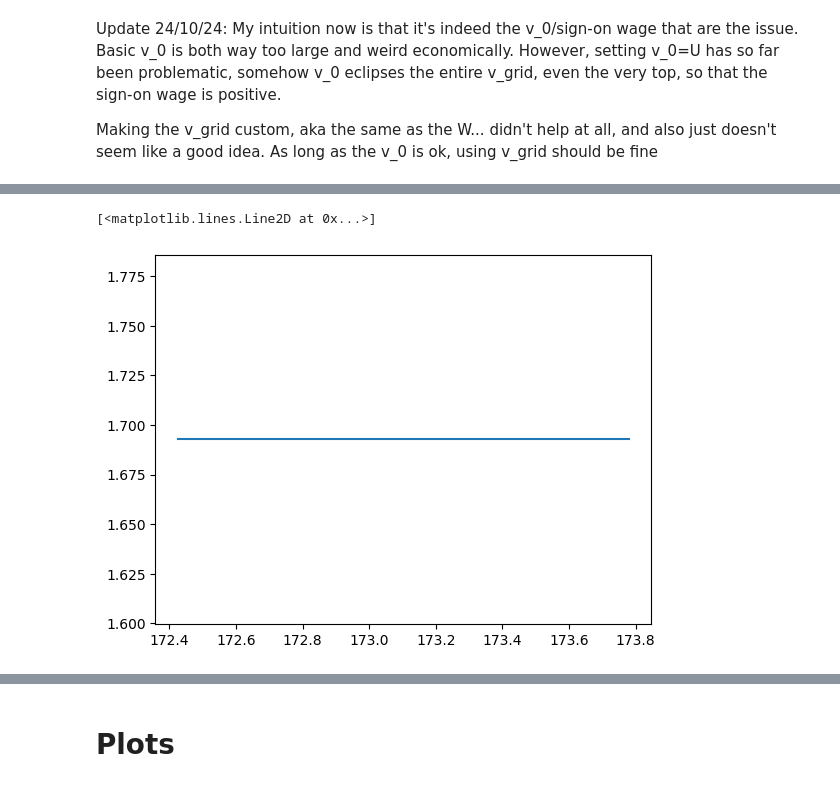
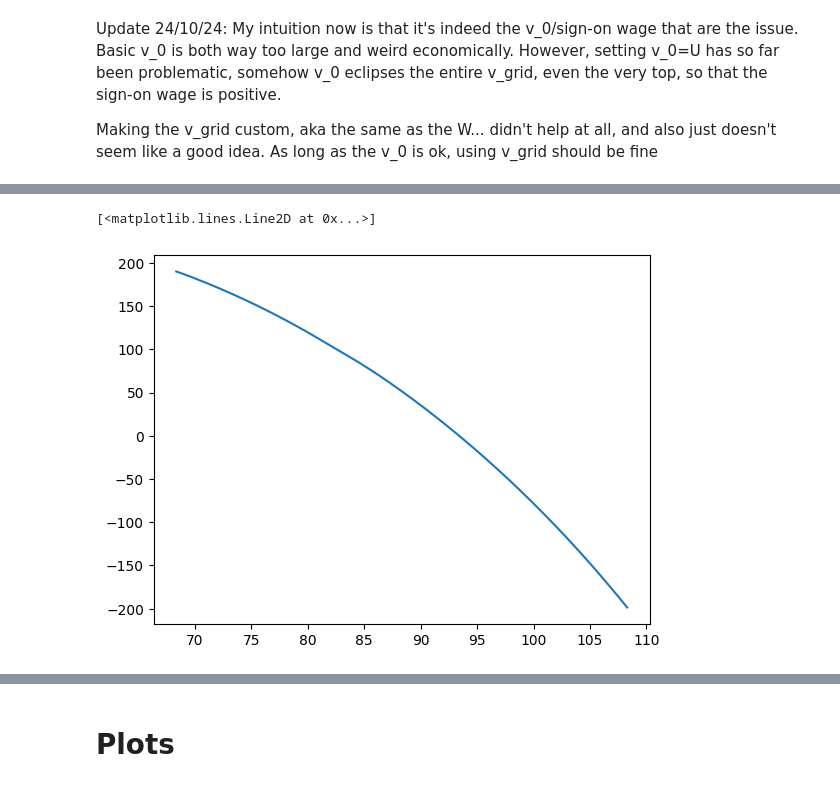
Before and after one commit to zalandru/Dynamic-Contracting-Multi-worker-Firm, a Jupyter notebook: Multiworker_wage_2steps/Initiating MWF.ipynb, the cells around one changed output, grey strips where cells are left out. Saved outputs shown, nothing was run; the diff lists cells and outputs as text; code cells hidden in the pictures.

```diff
--- a/Multiworker_wage_2steps/Initiating MWF.ipynb
+++ b/Multiworker_wage_2steps/Initiating MWF.ipynb
@@ -198,3 +220,20 @@ EJinv diff 2 sen: 0.010855584649881803
+# %%
+prod = p.z_0-2
+j=0
+s=3
+maxv= 135
+#plt.plot(mwc_W[p.z_0,j,s,:,1],mwc_J[p.z_0,j,s,:])
+#plt.plot(mwc_hmq_W[p.z_0,j,s,:,0,1],mwc_hmq_J[p.z_0,j,s,:,0]-mwc_hmq_J[p.z_0,j-1,s,:,0])
+#plt.plot(mwc_Rho_W[p.z_0,j,s,:,0,1],mwc_Rho_J[p.z_0,j,s,:,0]-mwc_Rho_J[p.z_0,j-1,s,:,0])
+plt.plot(mwc_GE_W[prod,j,s,:,0,1],mwc_GE_J[prod,j,s,:,0])
+#plt.plot(mwc_Rho_s_W[prod,j,s,:,0,1],mwc_Rho_s_J[prod,j,s,:,0])
+
+#plt.plot(mwc_Rho.w_grid,mwc_Rho_J[prod,j,s,:,0])
+#plt.plot(mwc_hmq_W[prod,j,s,:,0,1],mwc_hmq_J[prod,j,s,:,0])
+#plt.plot(mwc_Rho_W[p.z_0,j,s,:,0,1],mwc_Rho_n1[p.z_0,j,s,:,0])
+# %% [output]
+[<matplotlib.lines.Line2D at 0x...>]
+[figure, added]
 # %%
 from Multiworker_Contract_hire_Rho import MultiworkerContract
 mwc_Rho=MultiworkerContract(p,cc.js)
@@ -228,23 +267,3 @@ objects['mwc_Rho_s_J'] = mwc_Rho_s_J
 objects['mwc_Rho_s_W'] = mwc_Rho_s_W
 with open('my_objects.pkl', 'wb') as file:
     pickle.dump(objects, file)
-# %%
-prod = p.z_0-0
-j=0
-s=0
-#plt.plot(mwc_W[p.z_0-1,0,1,:,1],mwc_J[p.z_0-1,0,1,:])
-#plt.plot(mwc.w_grid,mwc_n0[p.z_0,0,0,:])
-#plt.plot(mwc.w_grid,mwc_W[p.z_0,0,1,:,1])
-#plt.plot(mwc_W[p.z_0,0,1,:,1],mwc_n0[p.z_0,0,1,:])
-#plt.plot(mwc_W[p.z_0-1,1,1,:,1],mwc_n0[p.z_0-1,1,1,:])
-#plt.plot(mwc_Rho_W[p.z_0,0,0,:,5,1],mwc_Rho_n0[p.z_0,0,0,:,5])
-plt.plot(mwc_GE_W[prod,j,s,:,0,1],mwc_GE_n0[prod,j,s,:,0])
-#plt.plot(mwc_Rho_s_W[prod,j,s,:,0,1],mwc_Rho_s_n0[prod,j,s,:,0])
-
-
-#Something is very wrong here, for some reason, when the seniors are the "cheapest" (lowest w_grid), the firm doesn't hire???
-#Also the top part is still...kinda weird
-#Also no hiring at 1 junior, but hiring at 1 senior???
-# %% [output]
-[<matplotlib.lines.Line2D at 0x...>]
-[figure, removed]
```
Also changed, not shown: parts of 4 cells of this notebook, 5 other files.
